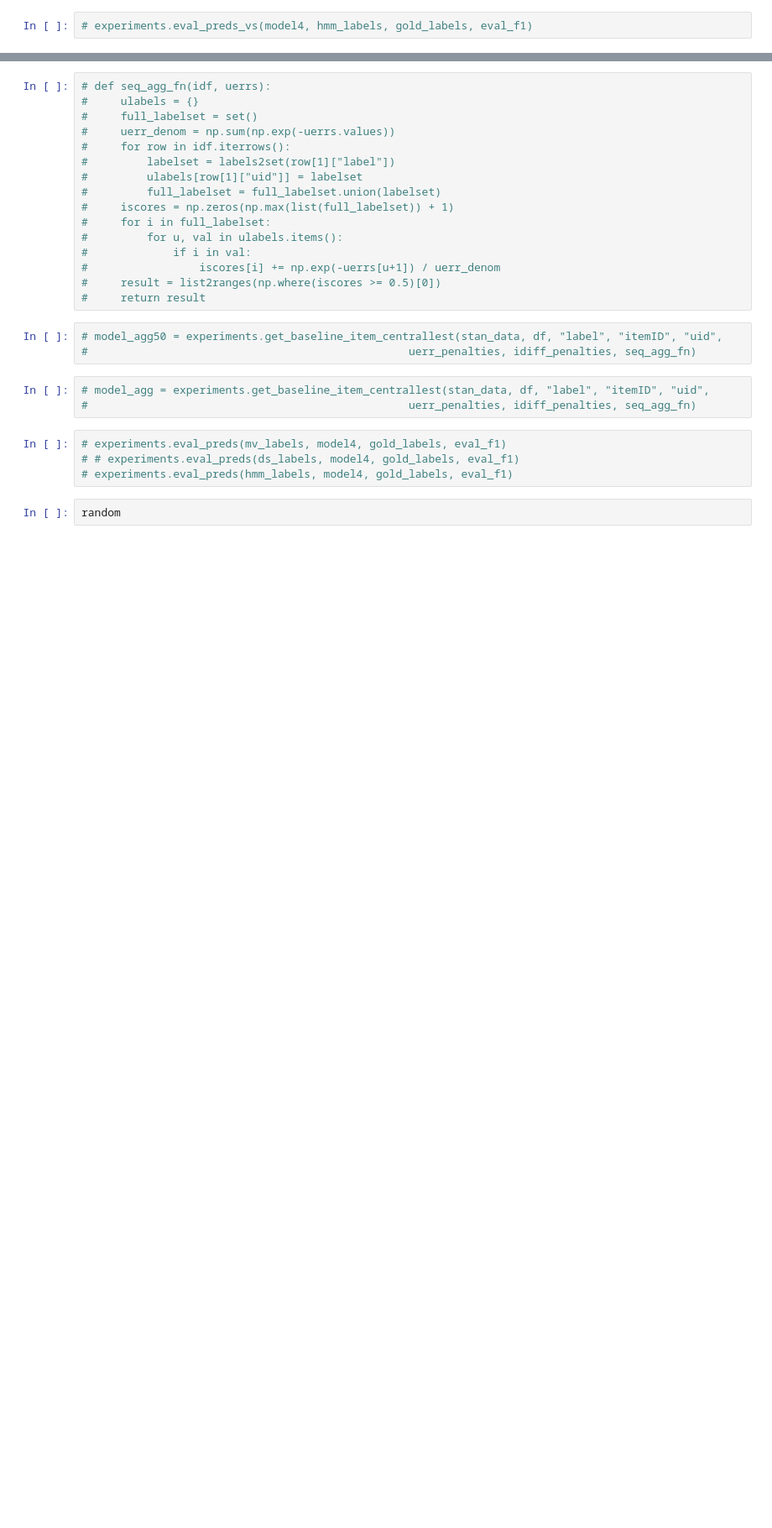
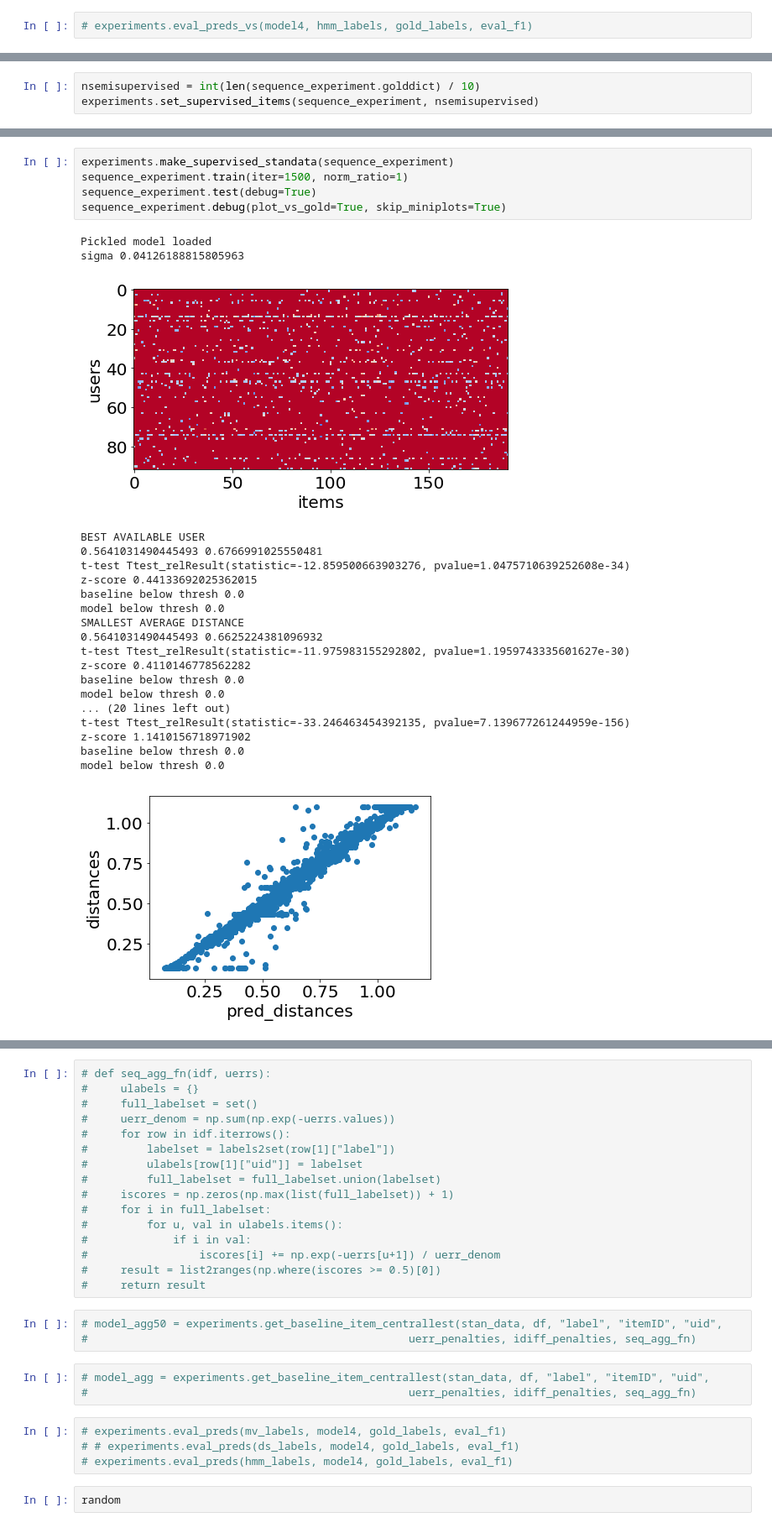
Before and after one commit to Praznat/humansdoit, a Jupyter notebook: sequence_experiment.ipynb, the cells around one changed output, grey strips where cells are left out. Shown: that part at 84% size. Saved outputs shown, nothing was run; the diff lists cells and outputs as text; blank space fills up the shorter version.

```diff
--- a/sequence_experiment.ipynb
+++ b/sequence_experiment.ipynb
@@ -294,0 +250,3 @@ np.exp(sequence_experiment.opt["disc_prior_loc"])
+# %%
+nsemisupervised = int(len(sequence_experiment.golddict) / 10)
+experiments.set_supervised_items(sequence_experiment, nsemisupervised)
@@ -294,0 +288,27 @@ np.exp(sequence_experiment.opt["disc_prior_loc"])
+# %%
+experiments.make_supervised_standata(sequence_experiment)
+sequence_experiment.train(iter=1500, norm_ratio=1)
+sequence_experiment.test(debug=True)
+sequence_experiment.debug(plot_vs_gold=True, skip_miniplots=True)
+# %% [output]
+Pickled model loaded
+sigma 0.04126188815805963
+[figure, added]
+BEST AVAILABLE USER
+0.5641031490445493 0.6766991025550481
+t-test Ttest_relResult(statistic=-12.859500663903276, pvalue=1.0475710639252608e-34)
+z-score 0.44133692025362015
+baseline below thresh 0.0
+model below thresh 0.0
+SMALLEST AVERAGE DISTANCE
+0.5641031490445493 0.6625224381096932
+t-test Ttest_relResult(statistic=-11.975983155292802, pvalue=1.1959743335601627e-30)
+z-score 0.4110146778562282
+baseline below thresh 0.0
+model below thresh 0.0
+... (20 lines left out)
+t-test Ttest_relResult(statistic=-33.246463454392135, pvalue=7.139677261244959e-156)
+z-score 1.1410156718971902
+baseline below thresh 0.0
+model below thresh 0.0
+[figure, added]
```
Also changed, not shown: parts of 45 cells of this notebook, 8 other files.
